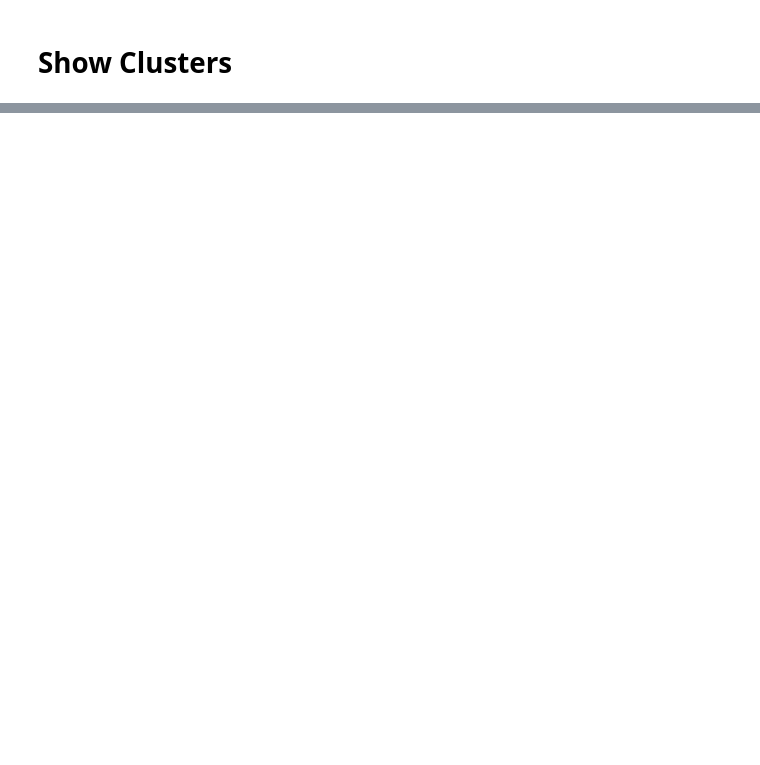
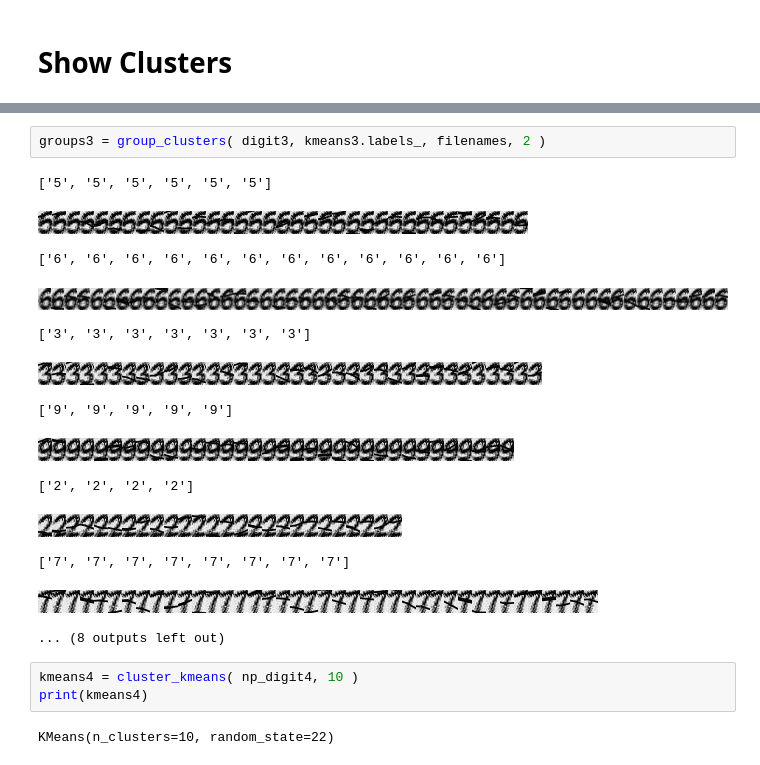
Before and after one commit to fmspatrickrosendahl/my-first-binder, a Jupyter notebook: notebooks/SITC1/preprocess_sitc1.ipynb, the cells around one changed output, grey strips where cells are left out. Drawn from its saved outputs; the diff is of its cells as text; blank space fills up the shorter version.

```diff
--- a/notebooks/SITC1/preprocess_sitc1.ipynb
+++ b/notebooks/SITC1/preprocess_sitc1.ipynb
@@ -179,0 +175,21 @@ display_cluster( groups4 )
+# %%
+groups3 = group_clusters( digit3, kmeans3.labels_, filenames, 2 )
+# %% [output]
+['5', '5', '5', '5', '5', '5']
+[figure, added]
+['6', '6', '6', '6', '6', '6', '6', '6', '6', '6', '6', '6']
+[figure, added]
+['3', '3', '3', '3', '3', '3', '3']
+[figure, added]
+['9', '9', '9', '9', '9']
+[figure, added]
+['2', '2', '2', '2']
+[figure, added]
+['7', '7', '7', '7', '7', '7', '7', '7']
+[figure, added]
+... (8 outputs left out)
+# %%
+kmeans4 = cluster_kmeans( np_digit4, 10 )
+print(kmeans4)
+# %% [output]
+KMeans(n_clusters=10, random_state=22)
```
Also changed, not shown: parts of 9 cells of this notebook.
